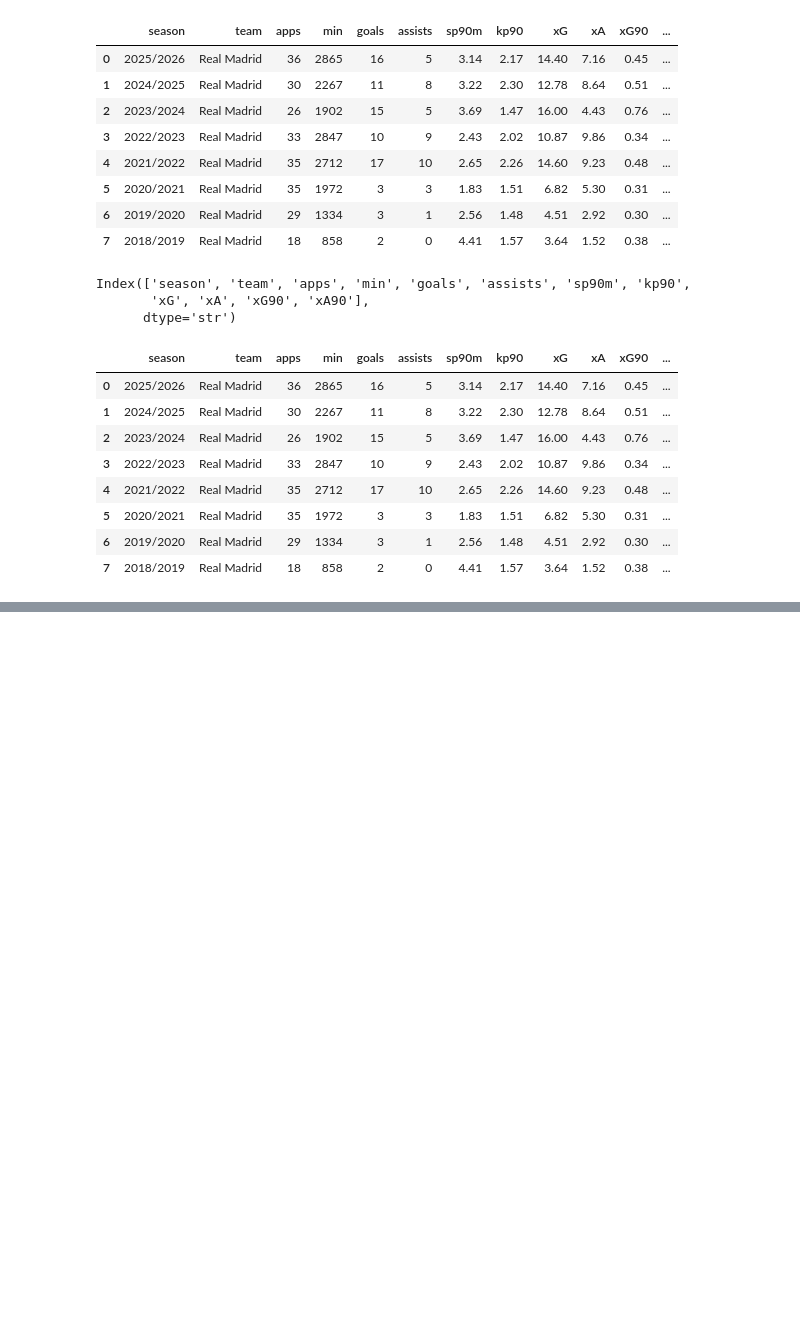
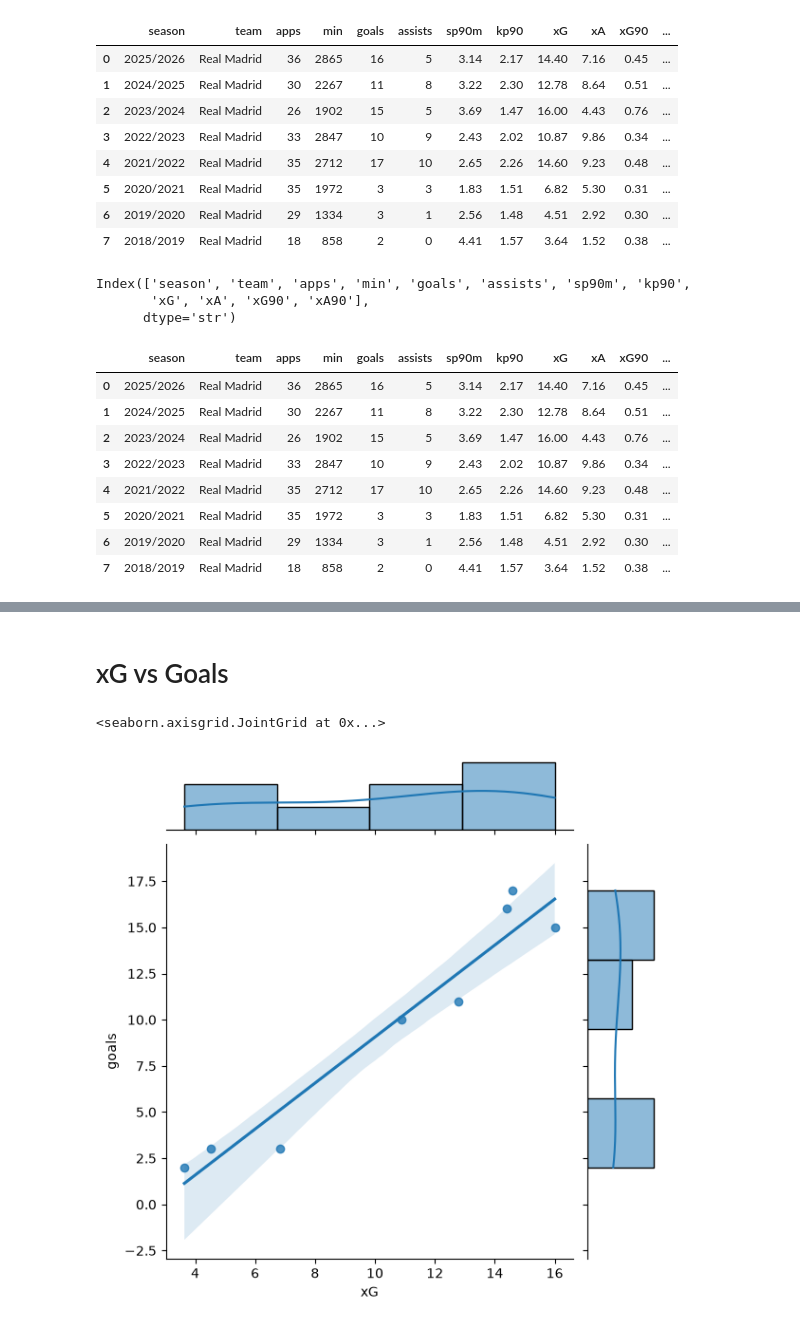
Before and after one commit to ATG0P/Real-Madrid-Analytical-Club, a Jupyter notebook: Vini_jr_laliga_stats.ipynb, the cells around one changed output, grey strips where cells are left out. Drawn from its saved outputs; the diff is of its cells as text; code cells hidden in the pictures; blank space fills up the shorter version.

```diff
--- a/Vini_jr_laliga_stats.ipynb
+++ b/Vini_jr_laliga_stats.ipynb
@@ -111,0 +122,7 @@ sns.barplot(x=df['season'],y=df['goals'])
+# %% [markdown]
+<h1>xG vs Goals
+# %%
+sns.jointplot(x='xG',y='goals',data=df,kind='reg')
+# %% [output]
+<seaborn.axisgrid.JointGrid at 0x...>
+[figure, added]
```
Also changed, not shown: parts of 17 cells of this notebook.
